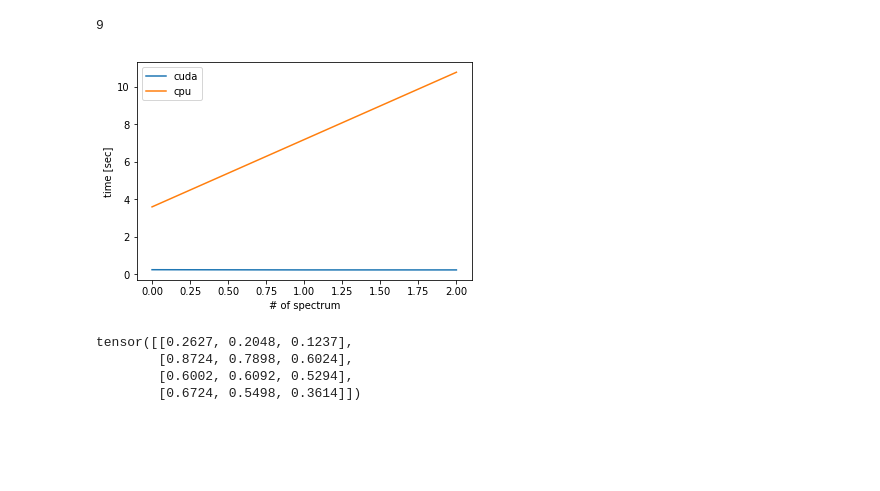
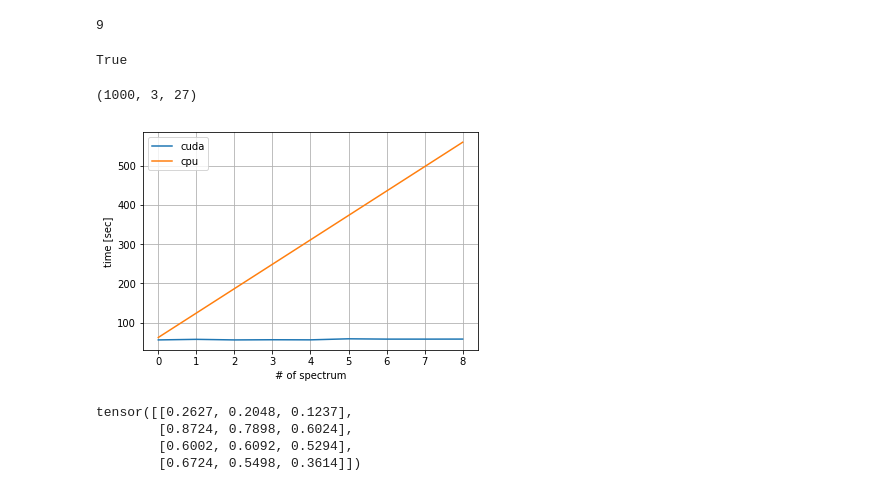
Before and after one commit to ToastCheng/ijv, a Jupyter notebook: n_revise_wmc.ipynb, the cells around one changed output. Drawn from its saved outputs; the diff is of its cells as text; code cells hidden in the pictures; blank space fills up the shorter version.

```diff
--- a/n_revise_wmc.ipynb
+++ b/n_revise_wmc.ipynb
@@ -70,3 +70,8 @@ for i in range(1, 10):
     run_multi += [end-start]
 # %% [output]
 9
+# %%
+import torch
+torch.cuda.is_available()
+# %% [output]
+True
@@ -73,15 +83,20 @@ for i in range(1, 10):
+# %%
+s.shape
+# %% [output]
+(1000, 3, 27)
 # %%
 plt.figure(figsize=(6, 4))
-i = 3
+i = 9
 plt.plot(run_multi[:i], label="cuda")
 plt.plot(run_one[:i], label="cpu")
 
 plt.xlabel("# of spectrum")
 plt.ylabel("time [sec]")
 plt.legend()
+plt.grid()
 plt.show()
 # %% [output]
-[figure, old version]
+[figure, new version]
 # %%
 torch.rand(4,2) @ torch.rand(2, 3)
 # %% [output]
```
Also changed, not shown: parts of 3 cells of this notebook, 1 other file.
